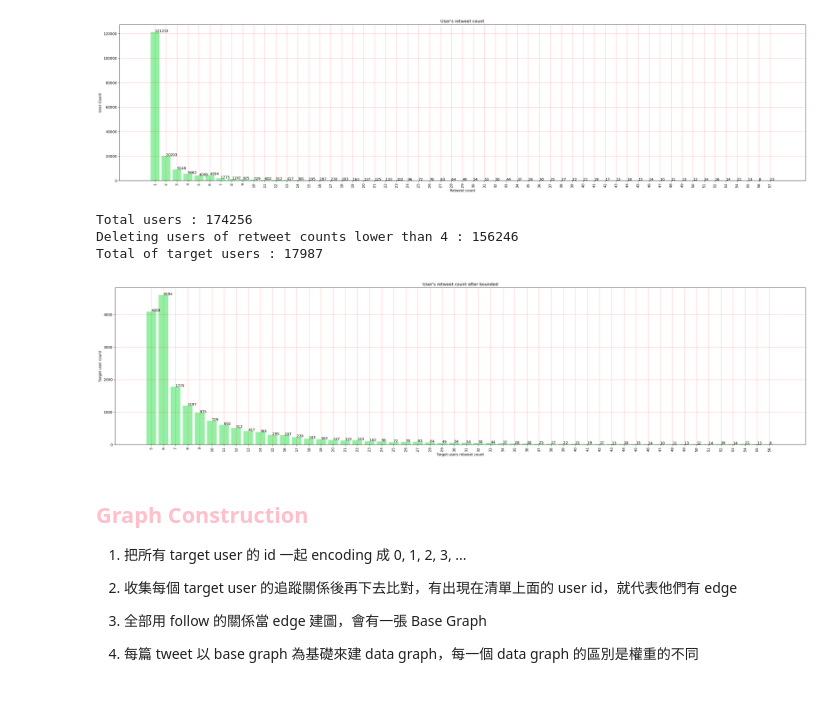
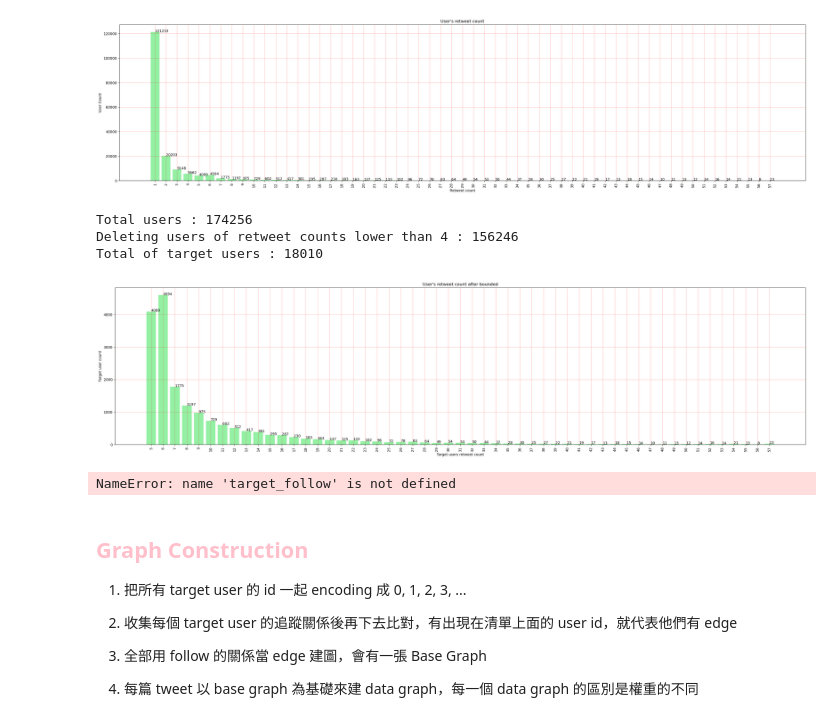
Before and after one commit to sean19981002/MyResearch, a Jupyter notebook: main.ipynb, the cells around one changed output. Drawn from its saved outputs; the diff is of its cells as text; code cells hidden in the pictures.

```diff
--- a/main.ipynb
+++ b/main.ipynb
@@ -186,30 +186,29 @@ plt.show()
 Total users: 174256
 [figure]
 # %%
-# start locating target users
+#   Draw a bar plot to see after bounded
 """
     Set bound after observing the user's retweet counts distributionns.
     Most of the users distributed in the range of 1 to 3.
 """
 bound = 4
 print("Total users :", len(retweeters))
 print("Deleting users of retweet counts lower than %d : %d" % (bound, sum(show_list[0:bound])))
-print("Total of target users : %d" % sum(show_list[bound:-1]))
+print("Total of target users : %d" % sum(show_list[bound:]))
 
-# Draw a bar plot to see after bounded
 color = (0.3, 0.9, 0.4, 0.6)
 plt.figure(figsize = (35,8))
 plt.title("User's retweet count after bounded")
-plt.bar(label[bound:-1], show_list[bound:-1], color=color, width=0.8, align='center')
+plt.bar(label[bound:], show_list[bound:], color=color, width=0.8, align='center')
 plt.grid(True,color='r',alpha=0.3)
 plt.xlabel('Target users retweet count')
 plt.ylabel('Target user count')
 plt.xticks(rotation='vertical')
-for index, value in enumerate(show_list[bound:-1]):
+for index, value in enumerate(show_list[bound:]):
     plt.text(index, value, str(value))
 plt.show()
 # %% [output]
 Total users : 174256
 Deleting users of retweet counts lower than 4 : 156246
-Total of target users : 17987
+Total of target users : 18010
-[figure, old version]
+[figure, new version]
@@ -216,3 +233,11 @@ Total of target users : 17987
+# %%
+# get follower list of every target users
+target_follow_list = dataset.Get_Followers_MultiCore(
+    target_users = target_users,
+    file_path = file_path
+)
+# %% [output]
+NameError: name 'target_follow' is not defined
 # %% [markdown]
 ## <font color="pink"> Graph Construction </font> ##
 
```
Also changed, not shown: parts of 1 cell of this notebook, 12 other files.
